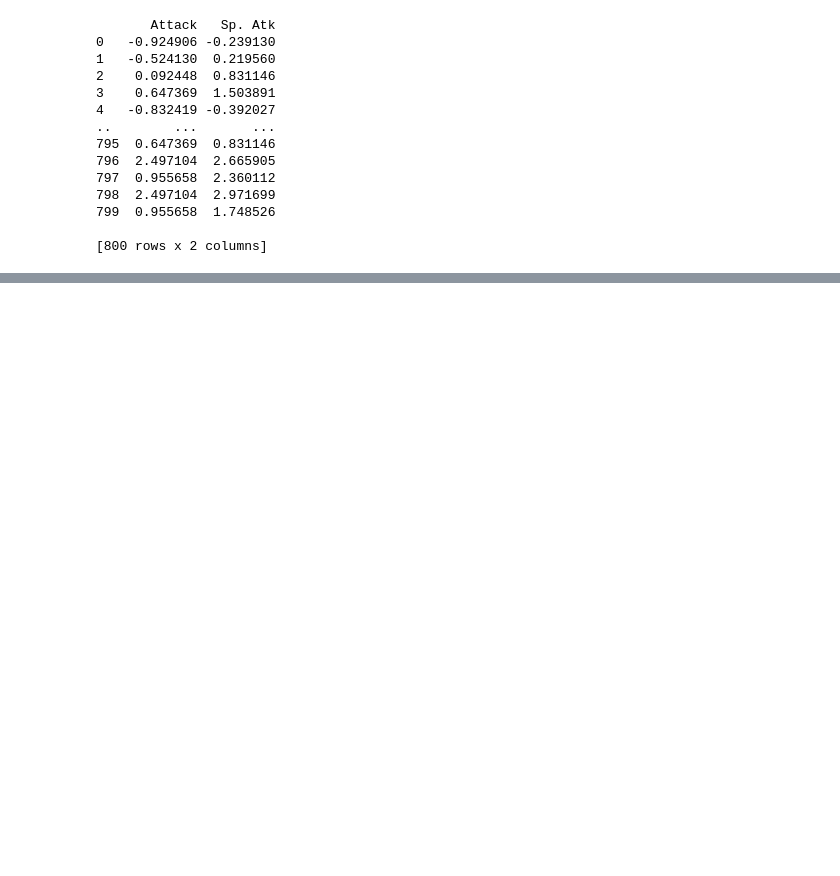
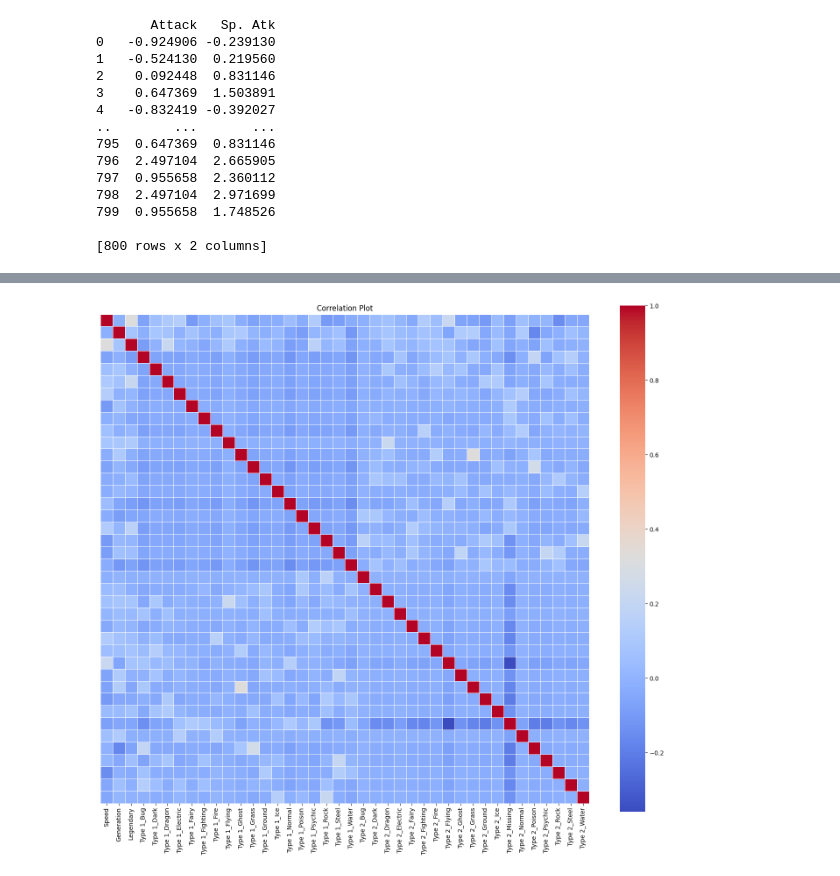
Before and after one commit to j6h666/RR_project, a Jupyter notebook: Pokemon_Clustering_and_Dimension_Reduction.ipynb, the cells around one changed output, grey strips where cells are left out. Drawn from its saved outputs; the diff is of its cells as text; code cells hidden in the pictures; blank space fills up the shorter version.

```diff
--- a/Pokemon_Clustering_and_Dimension_Reduction.ipynb
+++ b/Pokemon_Clustering_and_Dimension_Reduction.ipynb
@@ -372,0 +388,14 @@ dtype: int64
+# %%
+#deleting # column
+df = df.iloc[:, 1:]
+df = df.drop(columns=['Type 2_missing'])
+
+#visualization of correlations
+plt.figure(figsize=(18, 15))
+df_corr = df.corr(method='pearson')
+
+sns.heatmap(df_corr, cmap='coolwarm', cbar=True, square=True, linewidths=0.5, yticklabels=False)
+plt.title('Correlation Plot')
+plt.show()
+# %% [output]
+[figure, added]
```
Also changed, not shown: parts of 8 cells of this notebook.
